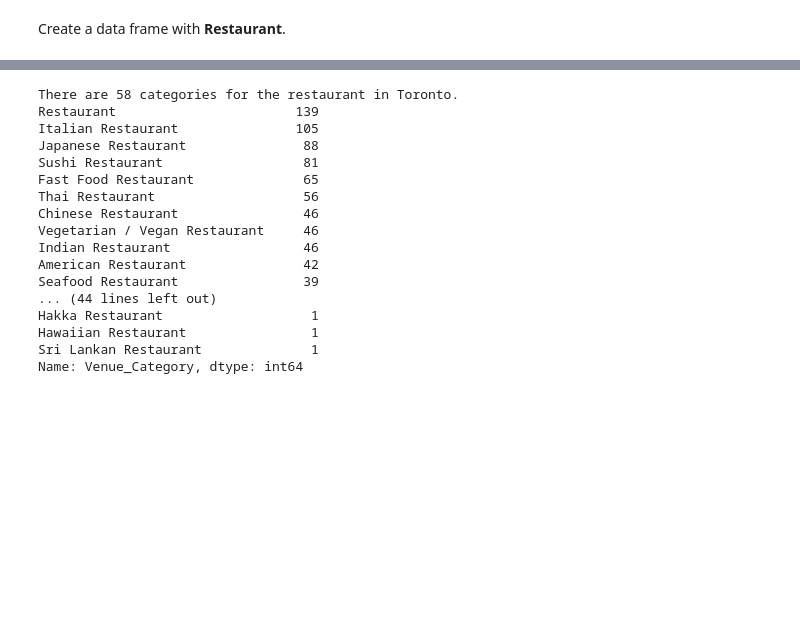
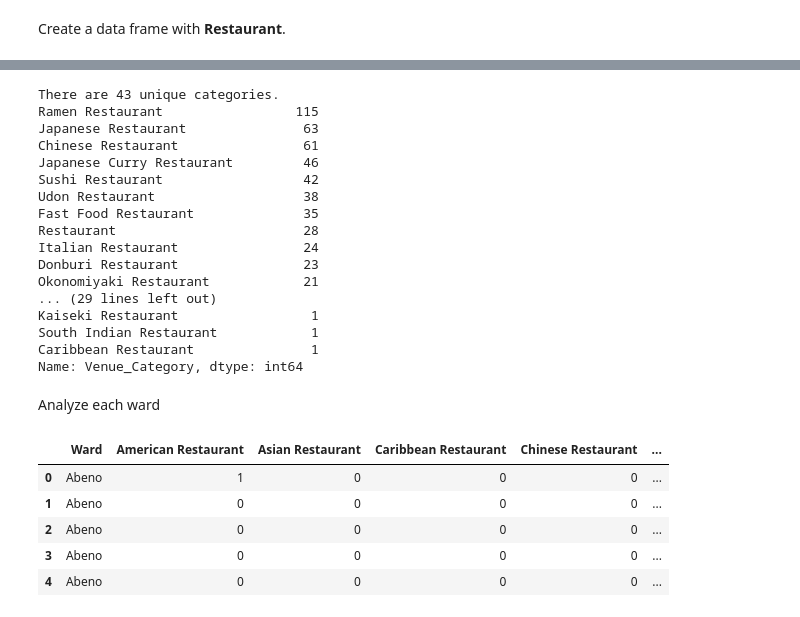
Before and after one commit to Zi-Ao-Huang/COURSERA_IBM, a Jupyter notebook: A_foodie's_guide_to_Osaka.ipynb, the cells around one changed output, grey strips where cells are left out. Saved outputs shown, nothing was run; the diff lists cells and outputs as text; code cells hidden in the pictures; blank space fills up the shorter version.

```diff
--- a/A_foodie's_guide_to_Osaka.ipynb
+++ b/A_foodie's_guide_to_Osaka.ipynb
@@ -246,21 +240,37 @@ Investigate the restaurant categories
 # %%
-print('There are {} categories for the restaurant in Toronto.'.format(len(toronto_restaurant['Venue_Category'].unique())))
-print (toronto_restaurant['Venue_Category'].value_counts())
+print('There are {} unique categories.'.format(len(Osaka_restaurant['Venue_Category'].unique())))
+print (Osaka_restaurant['Venue_Category'].value_counts())
 # %% [output]
-There are 58 categories for the restaurant in Toronto.
-Restaurant                       139
-Italian Restaurant               105
-Japanese Restaurant               88
-Sushi Restaurant                  81
-Fast Food Restaurant              65
-Thai Restaurant                   56
-Chinese Restaurant                46
-Vegetarian / Vegan Restaurant     46
-Indian Restaurant                 46
-American Restaurant               42
-Seafood Restaurant                39
-... (44 lines left out)
-Hakka Restaurant                   1
-Hawaiian Restaurant                1
-Sri Lankan Restaurant              1
+There are 43 unique categories.
+Ramen Restaurant                 115
+Japanese Restaurant               63
+Chinese Restaurant                61
+Japanese Curry Restaurant         46
+Sushi Restaurant                  42
+Udon Restaurant                   38
+Fast Food Restaurant              35
+Restaurant                        28
+Italian Restaurant                24
+Donburi Restaurant                23
+Okonomiyaki Restaurant            21
+... (29 lines left out)
+Kaiseki Restaurant                 1
+South Indian Restaurant            1
+Caribbean Restaurant               1
 Name: Venue_Category, dtype: int64
+# %% [markdown]
+Analyze each ward
+# %%
+# one hot encoding
+osaka_onehot = pd.get_dummies(Osaka_restaurant[['Venue_Category']], prefix="", prefix_sep="")
+osaka_onehot['Ward'] = Osaka_restaurant['Ward']
+ward = osaka_onehot['Ward']
+osaka_onehot.drop(labels=['Ward'], axis=1,inplace = True)
+osaka_onehot.insert(0, 'Ward', ward)
+# %% [output]
+|  | Ward | American Restaurant | Asian Restaurant | Caribbean Restaurant | Chinese Restaurant | ... |
+| 0 | Abeno | 1 | 0 | 0 | 0 | ... |
+| 1 | Abeno | 0 | 0 | 0 | 0 | ... |
+| 2 | Abeno | 0 | 0 | 0 | 0 | ... |
+| 3 | Abeno | 0 | 0 | 0 | 0 | ... |
+| 4 | Abeno | 0 | 0 | 0 | 0 | ... |
```
Also changed, not shown: parts of 13 cells of this notebook.
